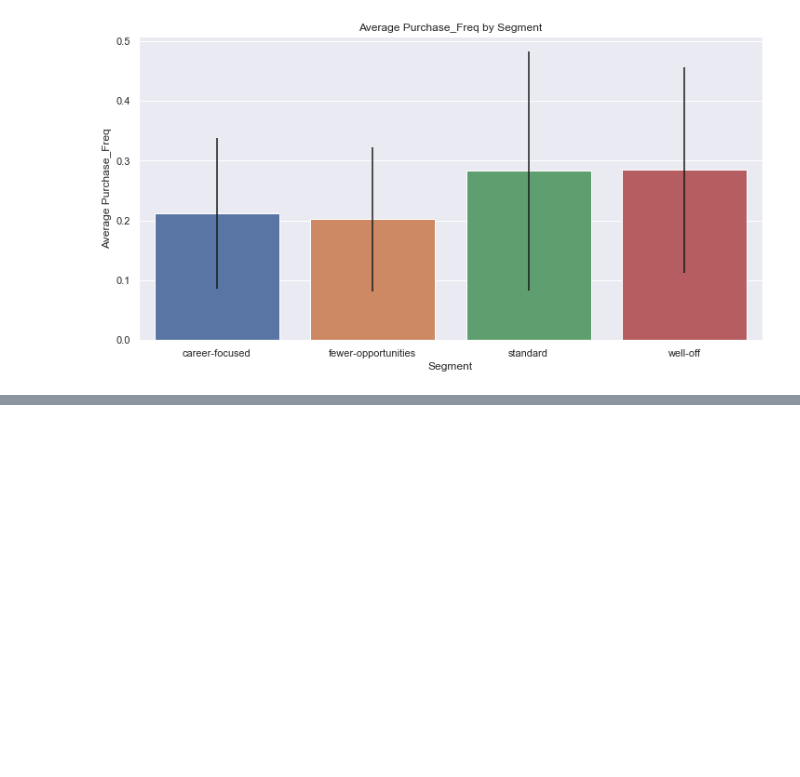
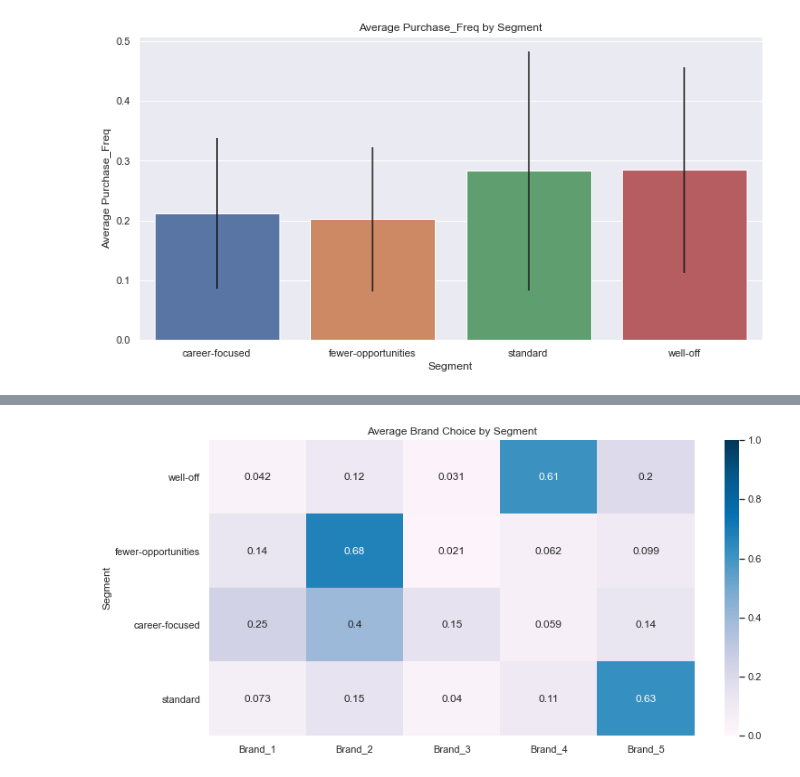
Before and after one commit to sheikhomar/customer-analytics, a Jupyter notebook: purchase_data_analysis.ipynb, the cells around one changed output, grey strips where cells are left out. Cells and saved outputs as stored; diff of their text form; code cells hidden in the pictures; blank space fills up the shorter version.

Commit message:
Brand choice analysis.

```diff
--- a/purchase_data_analysis.ipynb
+++ b/purchase_data_analysis.ipynb
@@ -218,0 +223,3 @@ plot_avg_and_std_per_segment(df_customer_stats, 'Purchase_Freq')
+# %%
+df_brand_features = pd.get_dummies(df_purchase_incidents['Brand'], prefix='Brand', prefix_sep='_')
+df_brand_features.head()
@@ -218,0 +233,5 @@ plot_avg_and_std_per_segment(df_customer_stats, 'Purchase_Freq')
+# %%
+# Copy segment and ID from the purchases DataFrame
+df_brand_features['Segment'] = df_purchase_incidents['Segment']
+df_brand_features['ID'] = df_purchase_incidents['ID']
+df_brand_features.head()
@@ -218,0 +245,4 @@ plot_avg_and_std_per_segment(df_customer_stats, 'Purchase_Freq')
+# %%
+# Compute the average brand choice per customer
+df_avg_brand_choice_per_customer = df_brand_features.groupby(['ID']).mean()
+df_avg_brand_choice_per_customer.head()
@@ -218,0 +257,5 @@ plot_avg_and_std_per_segment(df_customer_stats, 'Purchase_Freq')
+# %%
+# Compute the average brand choice per segment
+df_avg_brand_choice_per_segment = df_avg_brand_choice_per_customer.groupby(['Segment']).mean()
+df_avg_brand_choice_per_segment.rename(index=segment_labels, inplace=True)
+df_avg_brand_choice_per_segment
@@ -218,0 +269,6 @@ plot_avg_and_std_per_segment(df_customer_stats, 'Purchase_Freq')
+# %%
+fig, ax = plt.subplots(figsize=(12, 6))
+sns.heatmap(df_avg_brand_choice_per_segment, vmin=0, vmax=1, cmap='PuBu', annot=True)
+ax.set_title('Average Brand Choice by Segment');
+# %% [output]
+[figure, added]
```
Also changed, not shown: parts of 8 cells of this notebook.
